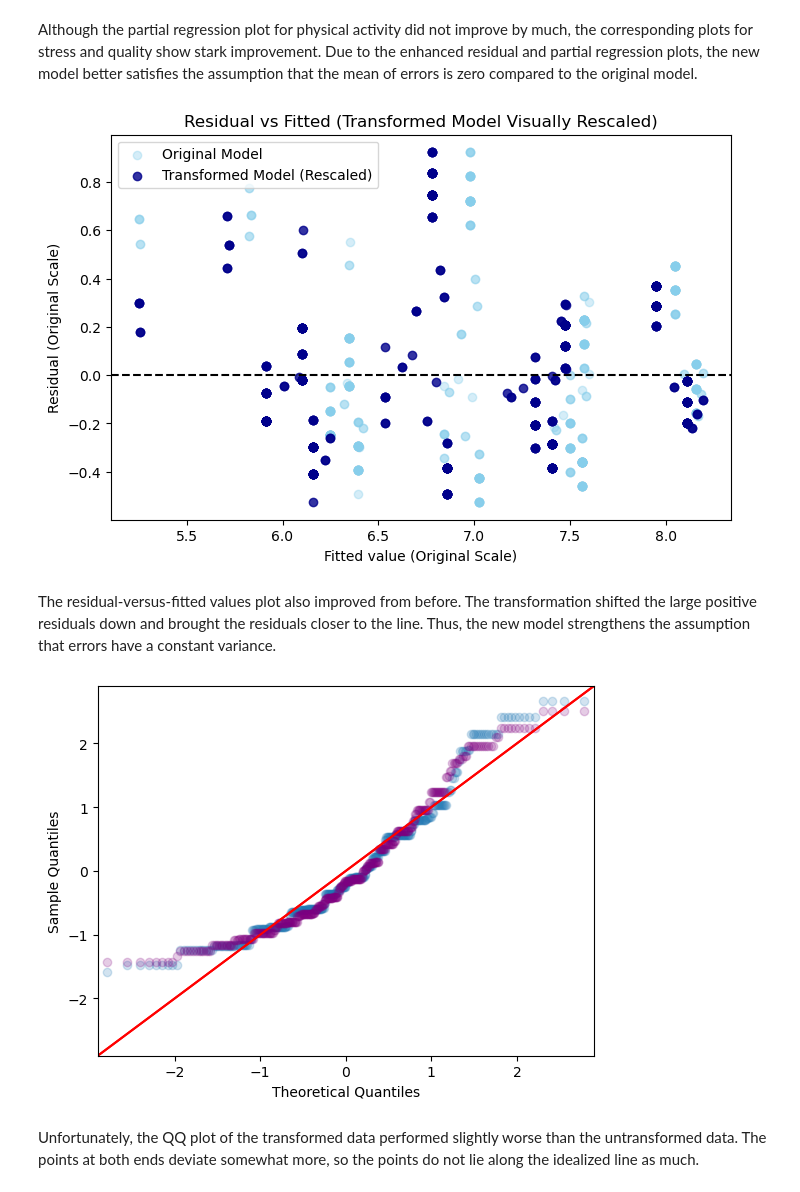
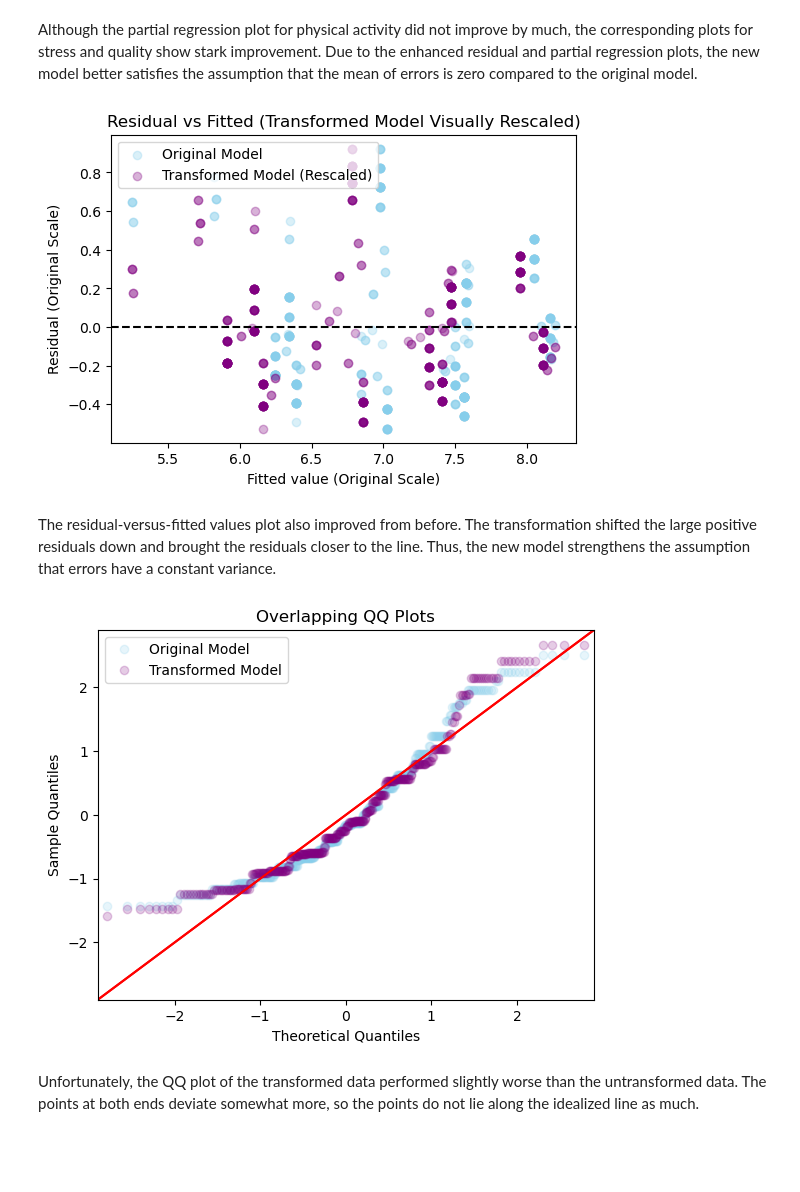
Before and after one commit to eric-y33/Math360-MAGC3, a Jupyter notebook: Final.ipynb, the cells around one changed output. Drawn from its saved outputs; the diff is of its cells as text; code cells hidden in the pictures; blank space fills up the shorter version.

Commit message:
adjust plots

```diff
--- a/Final.ipynb
+++ b/Final.ipynb
@@ -172,34 +164,38 @@ residuals_transformed = reg_transformed.resid
 # %%
 # Plot 3 (Overlaid Constant Variance Plot)
 def rescale_to_range(values, new_min, new_max):
     old_min, old_max = values.min(), values.max()
     return (values - old_min) / (old_max - old_min) * (new_max - new_min) + new_min
 
 fitted_trans_scaled = rescale_to_range(fitted_y_transformed, fitted_y_original.min(), fitted_y_original.max())
 residuals_trans_scaled = rescale_to_range(residuals_transformed, residuals_original.min(), residuals_original.max())
 
-plt.figure(figsize=(8,5))
-plt.scatter(fitted_y_original, residuals_original, color='skyblue', alpha=0.35, label='Original Model')
-plt.scatter(fitted_trans_scaled, residuals_trans_scaled, color='darkblue', alpha=0.8, label='Transformed Model (Rescaled)')
+plt.figure(figsize=(6,4))
+plt.scatter(fitted_y_original, residuals_original, color='skyblue', alpha=0.3, label='Original Model')
+plt.scatter(fitted_trans_scaled, residuals_trans_scaled, color='purple', alpha=0.3, label='Transformed Model (Rescaled)')
 plt.axhline(y=0, color='black', linestyle='--')
 plt.xlabel("Fitted value (Original Scale)")
 plt.ylabel("Residual (Original Scale)")
 plt.legend()
 plt.title("Residual vs Fitted (Transformed Model Visually Rescaled)")
 plt.show()
 # %% [output]
-[figure, old version]
+[figure, new version]
 # %% [markdown]
 The residual-versus-fitted values plot also improved from before. The transformation shifted the large positive residuals down and brought the residuals closer to the line. Thus, the new model strengthens the assumption that errors have a constant variance.
 # %%
-# Plot 3 (Overlapping QQplot)
+# Plot 3 (Overlapping QQ Plots)
 residuals_original = reg_original.resid
 fig, ax = plt.subplots()
-sm.qqplot(residuals_transformed, fit = True, line='45', alpha = 0.2, ax=ax)
-sm.qqplot(residuals_original, fit = True, line='45', markerfacecolor='purple', markeredgecolor='purple', alpha = 0.2, ax=ax)
+
+plt.title("Overlapping QQ Plots")
+sm.qqplot(residuals_original, fit = True, line='45', markerfacecolor='skyblue', markeredgecolor='skyblue', alpha = 0.2, ax=ax, label='Original Model')
+sm.qqplot(residuals_transformed, fit = True, line='45', markerfacecolor='purple', markeredgecolor='purple', alpha = 0.2, ax=ax, label='Transformed Model')
+
+plt.legend()
 plt.show()
 # %% [output]
-[figure, old version]
+[figure, new version]
 # %% [markdown]
 Unfortunately, the QQ plot of the transformed data performed slightly worse than the untransformed data. The points at both ends deviate somewhat more, so the points do not lie along the idealized line as much.
 # %% [markdown]
```
Also changed, not shown: parts of 2 cells of this notebook.
